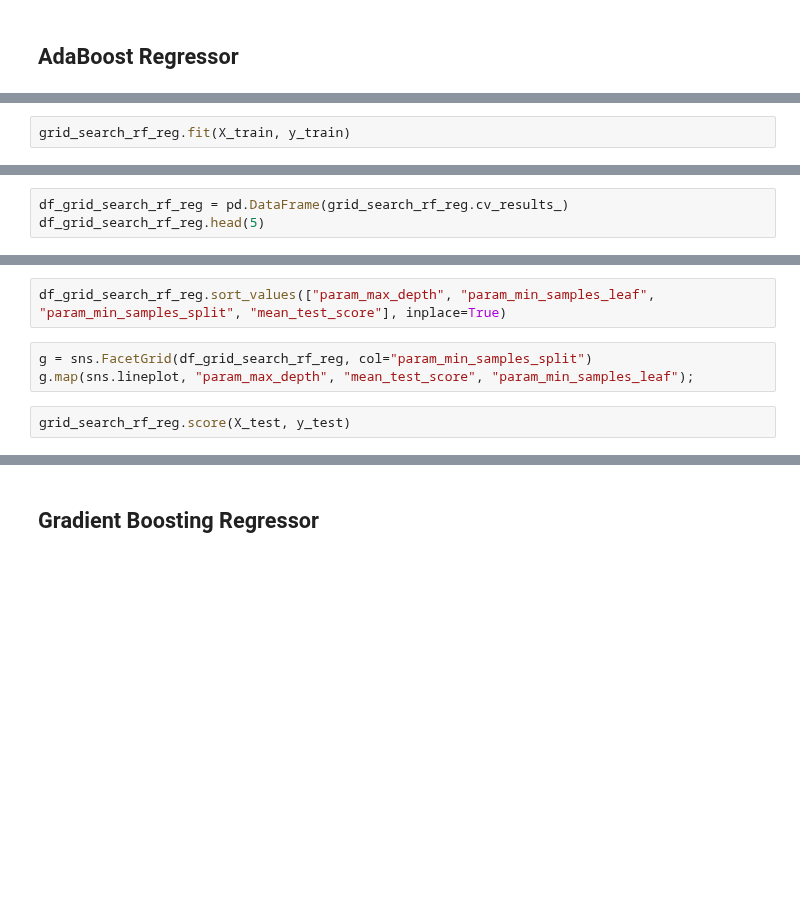
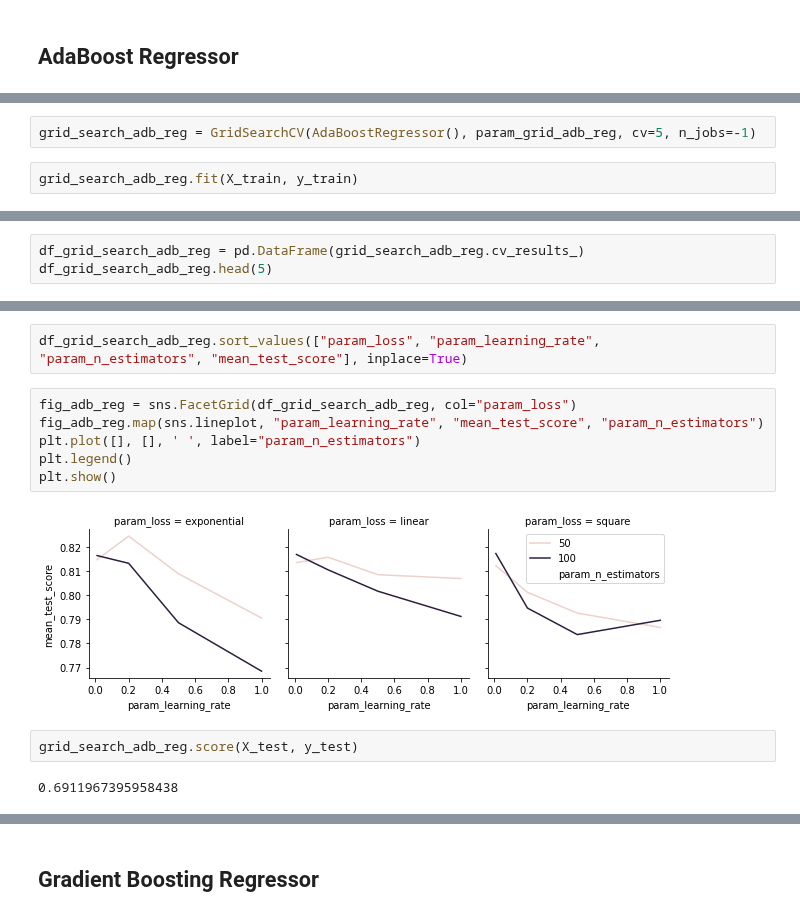
Before and after one commit to prompath/kaggle-electric-motor, a Jupyter notebook: tuning-key.ipynb, the cells around one changed output, grey strips where cells are left out. Drawn from its saved outputs; the diff is of its cells as text; blank space fills up the shorter version.

```diff
--- a/tuning-key.ipynb
+++ b/tuning-key.ipynb
@@ -189,2 +346,4 @@ grid_search_rf_reg = GridSearchCV(rf_reg, param_grid_rf_reg, cv=5)
+# %%
+grid_search_adb_reg = GridSearchCV(AdaBoostRegressor(), param_grid_adb_reg, cv=5, n_jobs=-1)
 # %%
-grid_search_rf_reg.fit(X_train, y_train)
+grid_search_adb_reg.fit(X_train, y_train)
@@ -195,3 +379,3 @@ grid_search_rf_reg.cv_results_
 # %%
-df_grid_search_rf_reg = pd.DataFrame(grid_search_rf_reg.cv_results_)
-df_grid_search_rf_reg.head(5)
+df_grid_search_adb_reg = pd.DataFrame(grid_search_adb_reg.cv_results_)
+df_grid_search_adb_reg.head(5)
@@ -198,8 +389,15 @@ df_grid_search_rf_reg.head(5)
 # %%
-df_grid_search_rf_reg.sort_values(["param_max_depth", "param_min_samples_leaf", "param_min_samples_split", "mean_test_score"], inplace=True)
+df_grid_search_adb_reg.sort_values(["param_loss", "param_learning_rate", "param_n_estimators", "mean_test_score"], inplace=True)
-# %%
-g = sns.FacetGrid(df_grid_search_rf_reg, col="param_min_samples_split")
-g.map(sns.lineplot, "param_max_depth", "mean_test_score", "param_min_samples_leaf");
+# %%
+fig_adb_reg = sns.FacetGrid(df_grid_search_adb_reg, col="param_loss")
+fig_adb_reg.map(sns.lineplot, "param_learning_rate", "mean_test_score", "param_n_estimators")
+plt.plot([], [], ' ', label="param_n_estimators")
+plt.legend()
+plt.show()
+# %% [output]
+[figure, added]
 # %%
-grid_search_rf_reg.score(X_test, y_test)
+grid_search_adb_reg.score(X_test, y_test)
+# %% [output]
+0.6911967395958438
 # %%
```
Also changed, not shown: parts of 78 cells of this notebook.
